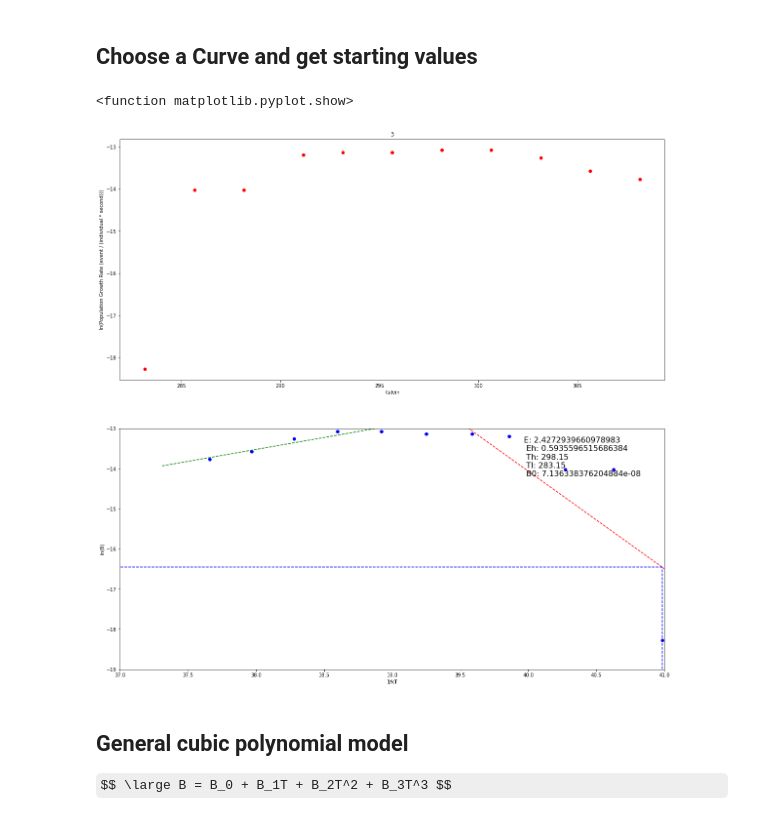
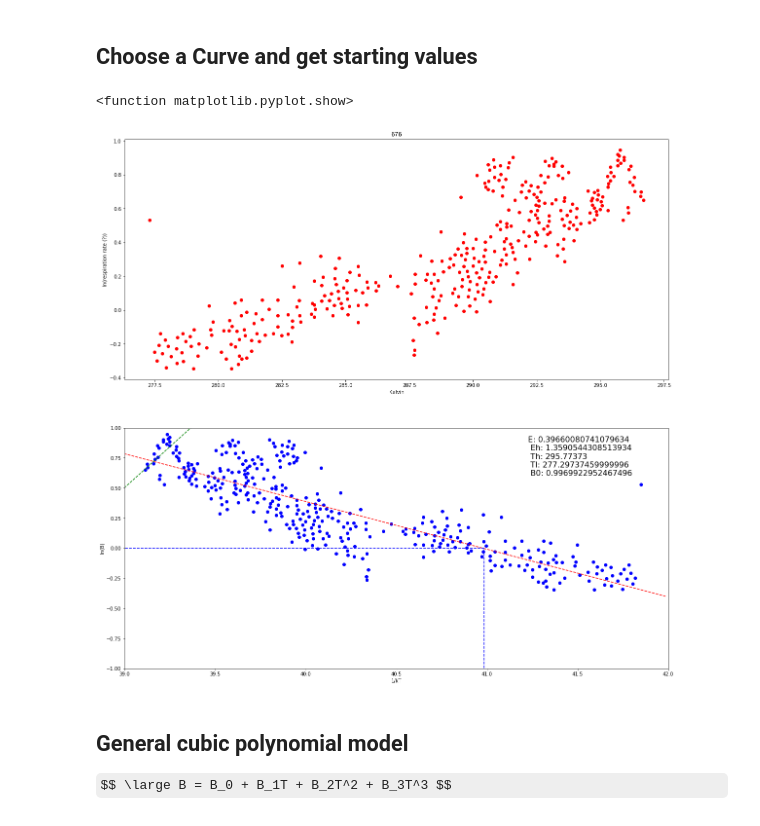
Before and after one commit to dbridg15/CMEECoursework, a Jupyter notebook: CMEEMiniProject/Code/MiniProject.ipynb, the cells around one changed output. Saved outputs shown, nothing was run; the diff lists cells and outputs as text; code cells hidden in the pictures; some formulas as TeX source.

```diff
--- a/CMEEMiniProject/Code/MiniProject.ipynb
+++ b/CMEEMiniProject/Code/MiniProject.ipynb
@@ -98,7 +98,7 @@ GRDF = GRDF.reset_index(drop = True)
 # %% [markdown]
 ## Choose a Curve and get starting values
 # %%
-id = 3
+id = 676
 
 # which temperature measure to use? ConTemp > AmbientTemp > ResTemp
 curveDF = GRDF[GRDF["NewID"] == id]
@@ -139,34 +139,34 @@ Eh = abs(lm2[0])                          # slope of line for points to left og
 B0 = e**(lm1[0]*(1/(k*283.15)) + lm1[1])  # y = mx +c to get ln(Bo) at 10 degrees
 Th = xVals[np.argmax(ldata)]         # Tpeak
 Tl = min(xVals)                      # The lowest temperture value for which there is a trait value
 # El I will bind so it must be lower than E in the NLLS
 
 # plots!
 
 plt.figure(figsize = (20, 20))
 plt.subplot(211)
 plt.plot(xVals, ldata, 'ro')
 plt.ylabel(ytitle)
 plt.xlabel("Kelvin")
 plt.title(id)
 
 plt.subplot(212)
 plt.plot((1/(xVals*k)), ldata, 'bo')
 abline(slope = lm1[0], intercept = lm1[1], lcol = 'r--')
 abline(slope = lm2[0], intercept = lm2[1], lcol = 'g--')
 plt.plot(((1/(k*283.15)), (1/(k*283.15))), (-10000, np.log(B0)), 'b--')
 plt.plot(((1/(k*283.15)), -10000), (np.log(B0), np.log(B0)), 'b--')
 plt.ylim(np.floor(min(ldata)), np.ceil(max(ldata)))
 plt.xlim(np.floor(min((1/(xVals*k)))), np.ceil(max((1/(xVals*k)))))
 stuff = "E: {} \n Eh: {} \n Th: {} \n Tl: {} \n B0: {}".format(E, Eh, Th, Tl, B0)
 plt.figtext(0.7, 0.4, fontsize = 16, s = stuff)
 plt.xlabel("1/kT")
 plt.ylabel("ln(B)")
 
 plt.show
 # %% [output]
 <function matplotlib.pyplot.show>
-[figure, old version]
+[figure, new version]
 # %% [markdown]
 ## General cubic polynomial model
 
```
Also changed, not shown: parts of 3 cells of this notebook, 5 other files.
